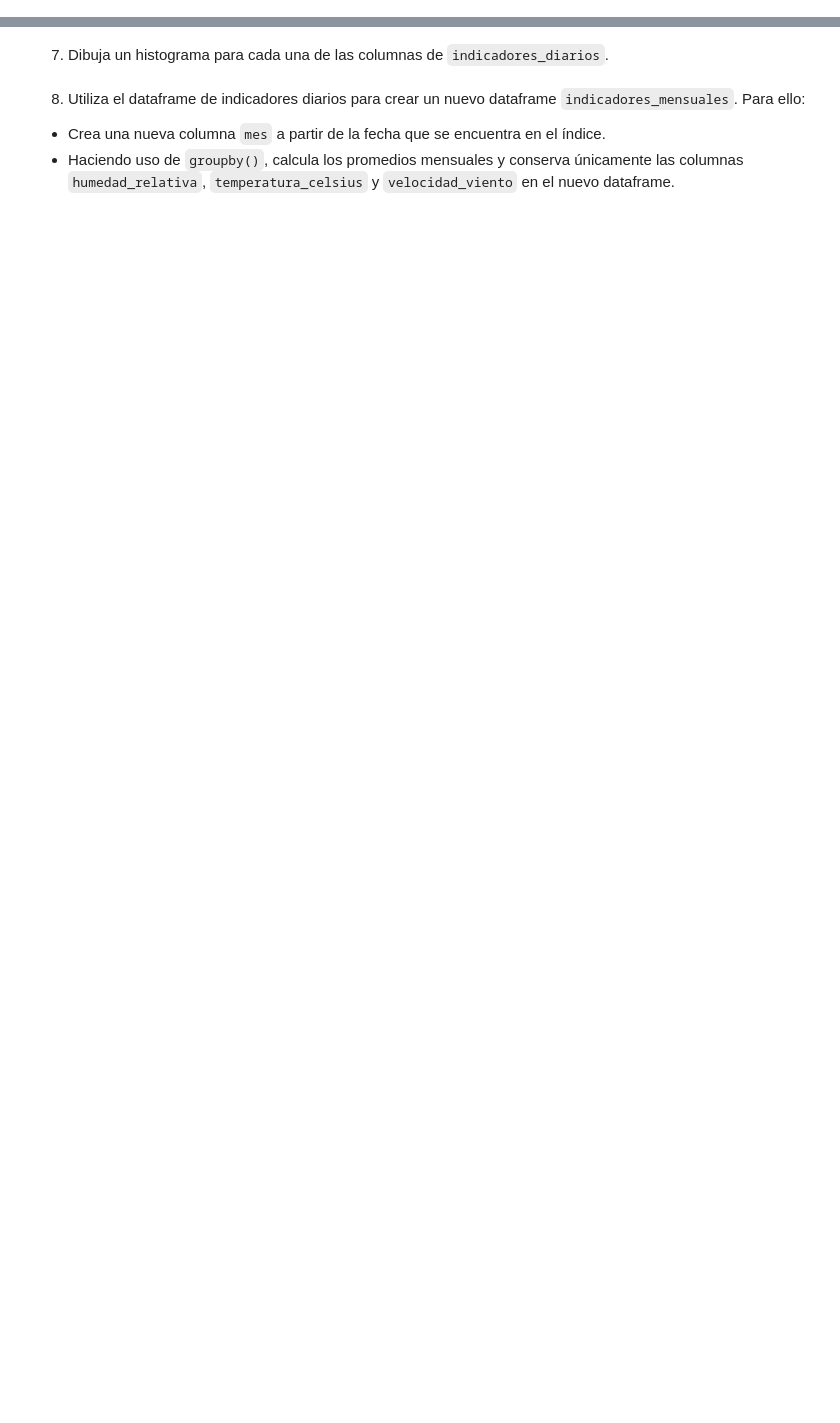
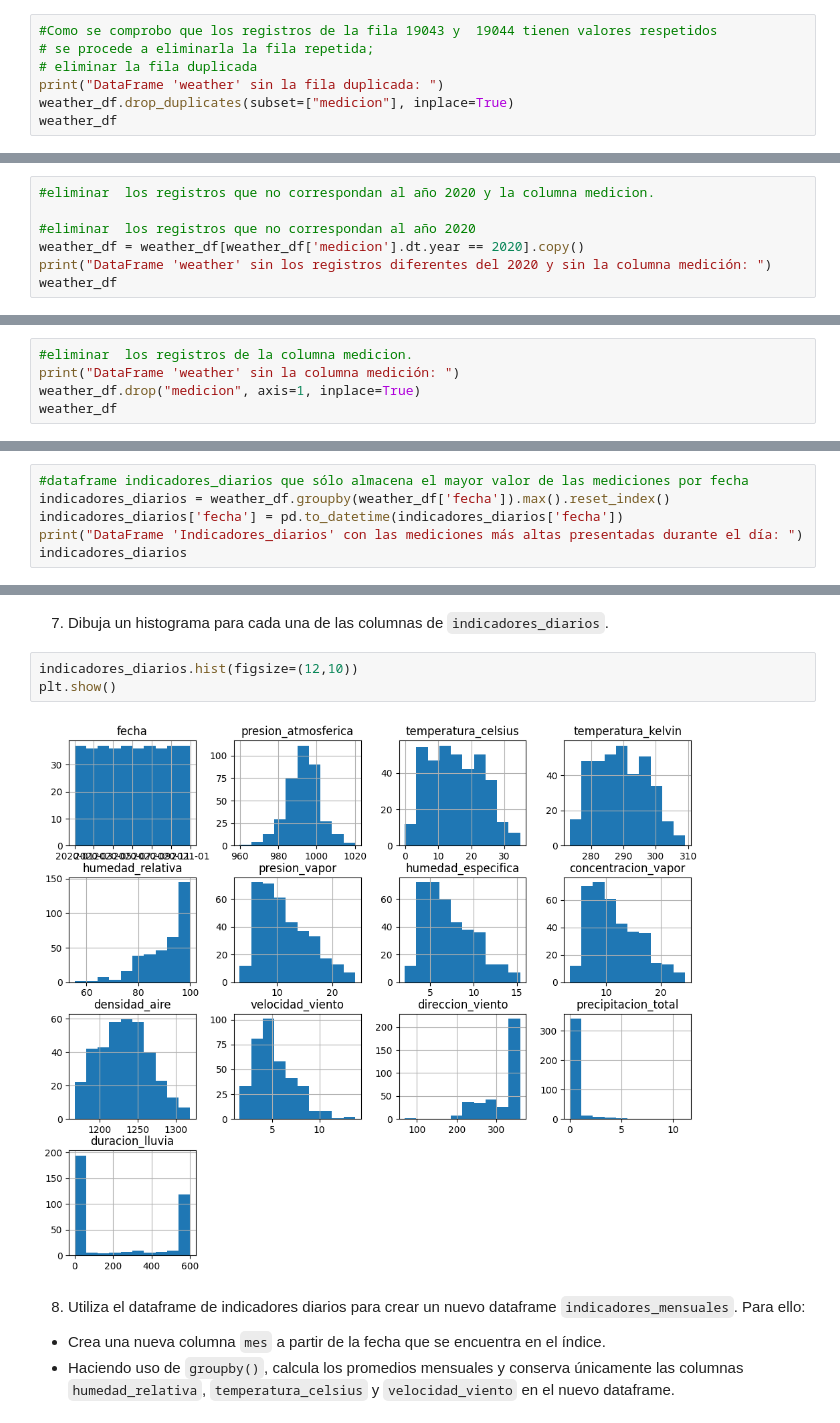
Before and after one commit to JhonWV/Ciencias_Datos, a Jupyter notebook: Actividad2AnalisisPandas.ipynb, the cells around one changed output, grey strips where cells are left out. Saved outputs shown, nothing was run; the diff lists cells and outputs as text; blank space fills up the shorter version.

```diff
--- a/Actividad2AnalisisPandas.ipynb
+++ b/Actividad2AnalisisPandas.ipynb
@@ -87,0 +270,7 @@ weather_df.columns
+# %%
+#Como se comprobo que los registros de la fila 19043 y  19044 tienen valores respetidos
+# se procede a eliminarla la fila repetida;
+# eliminar la fila duplicada
+print("DataFrame 'weather' sin la fila duplicada: ")
+weather_df.drop_duplicates(subset=["medicion"], inplace=True)
+weather_df
@@ -92,0 +354,7 @@ weather_df.columns
+# %%
+#eliminar  los registros que no correspondan al año 2020 y la columna medicion.
+
+#eliminar  los registros que no correspondan al año 2020
+weather_df = weather_df[weather_df['medicion'].dt.year == 2020].copy()
+print("DataFrame 'weather' sin los registros diferentes del 2020 y sin la columna medición: ")
+weather_df
@@ -92,0 +376,5 @@ weather_df.columns
+# %%
+#eliminar  los registros de la columna medicion.
+print("DataFrame 'weather' sin la columna medición: ")
+weather_df.drop("medicion", axis=1, inplace=True)
+weather_df
@@ -95,3 +398,9 @@ weather_df.columns
 - ¿Cuál fue la máxima precipitación y a qué fecha pertenece?
 - ¿Cuáles fueron los tres días con las velocidades de viento más altas registradas?
 - ¿Cuántos días rebasaron el 90% de humedad relativa y los 30° celsius?
+# %%
+#dataframe indicadores_diarios que sólo almacena el mayor valor de las mediciones por fecha
+indicadores_diarios = weather_df.groupby(weather_df['fecha']).max().reset_index()
+indicadores_diarios['fecha'] = pd.to_datetime(indicadores_diarios['fecha'])
+print("DataFrame 'Indicadores_diarios' con las mediciones más altas presentadas durante el día: ")
+indicadores_diarios
@@ -103,5 +480,10 @@ weather_df.columns
 # %% [markdown]
 7.	Dibuja un histograma para cada una de las columnas de `indicadores_diarios`.
+# %%
+indicadores_diarios.hist(figsize=(12,10))
+plt.show()
+# %% [output]
+[figure, added]
 # %% [markdown]
 8. Utiliza el dataframe de indicadores diarios para crear un nuevo dataframe `indicadores_mensuales`. Para ello:
 - Crea una nueva columna `mes` a partir de la fecha que se encuentra en el índice.
```
Also changed, not shown: parts of 29 cells of this notebook.
